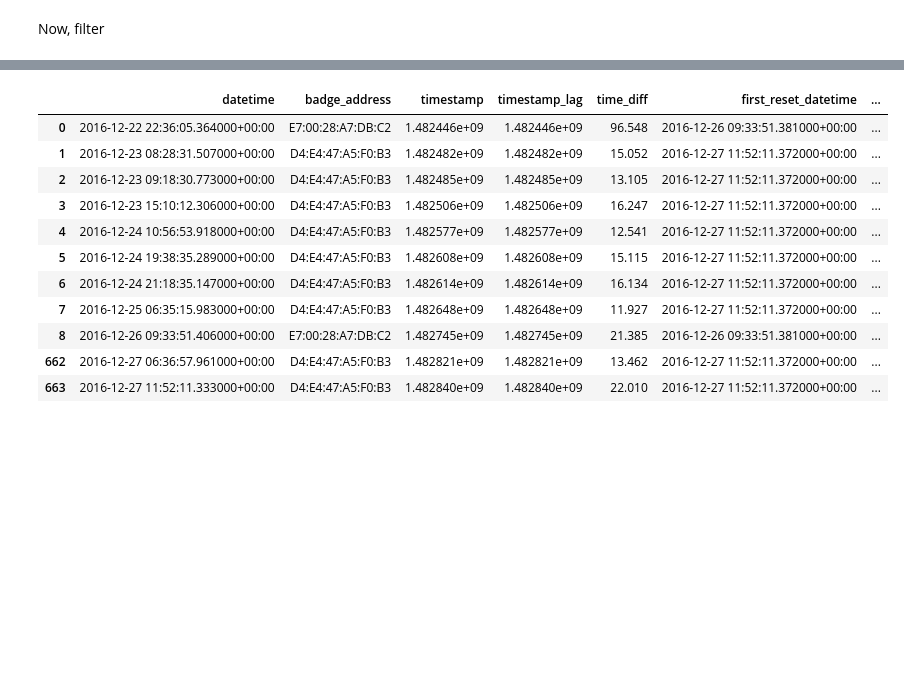
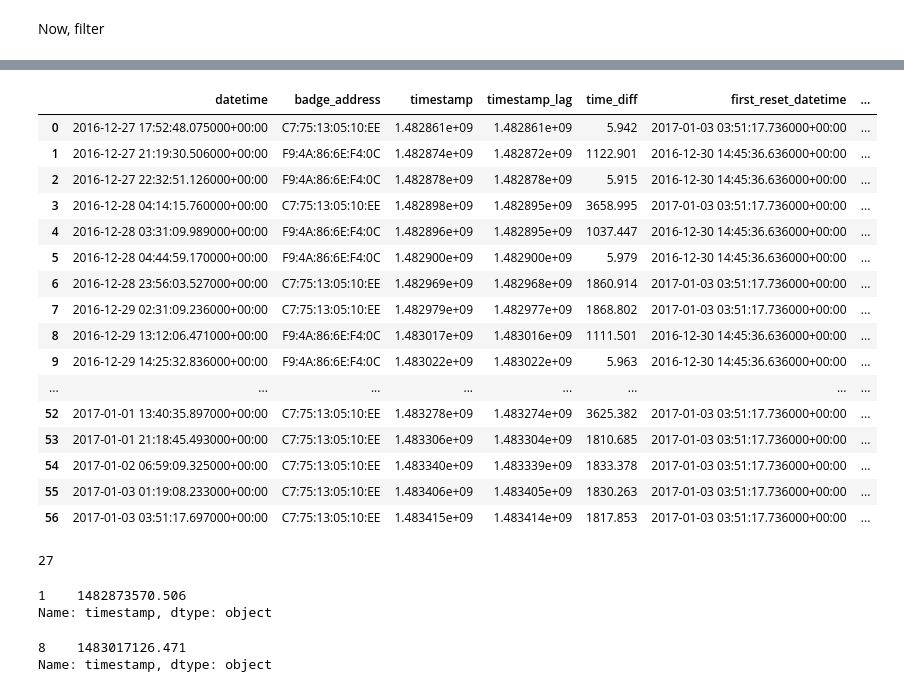
Before and after one commit to HumanDynamics/openbadge-analysis, a Jupyter notebook: examples/notebooks/check_gaps_in_audio_data.ipynb, the cells around one changed output, grey strips where cells are left out. Cells and saved outputs as stored; diff of their text form; code cells hidden in the pictures; blank space fills up the shorter version.

```diff
--- a/examples/notebooks/check_gaps_in_audio_data.ipynb
+++ b/examples/notebooks/check_gaps_in_audio_data.ipynb
@@ -33,5 +33,5 @@ import openbadge_analysis as ob
 # list of modules to autoload
 %aimport openbadge_analysis
 # %%
-filename = '/home/orenled/temp/logs/1_log_audio.txt.gz'
-log_filename = '/home/orenled/temp/logs/1_server.log.gz'
+filename = '/home/orenled/temp/logs/3_log_audio.txt.gz'
+log_filename = '/home/orenled/temp/logs/3_server.log.gz'
@@ -306,15 +306,35 @@ print(gaps_and_first_rest.head())
 # %%
-gaps_and_first_rest[gaps_and_first_rest['timestamp_lag'] < gaps_and_first_rest['first_reset_timestamp']]
+gaps_before_first_reset = gaps_and_first_rest[gaps_and_first_rest['timestamp_lag'] < gaps_and_first_rest['first_reset_timestamp']]
+gaps_before_first_reset
 # %% [output]
 |  | datetime | badge_address | timestamp | timestamp_lag | time_diff | first_reset_datetime | ... |
-| 0 | 2016-12-22 22:36:05.364000+00:00 | E7:00:28:A7:DB:C2 | 1.482446e+09 | 1.482446e+09 | 96.548 | 2016-12-26 09:33:51.381000+00:00 | ... |
-| 1 | 2016-12-23 08:28:31.507000+00:00 | D4:E4:47:A5:F0:B3 | 1.482482e+09 | 1.482482e+09 | 15.052 | 2016-12-27 11:52:11.372000+00:00 | ... |
-| 2 | 2016-12-23 09:18:30.773000+00:00 | D4:E4:47:A5:F0:B3 | 1.482485e+09 | 1.482485e+09 | 13.105 | 2016-12-27 11:52:11.372000+00:00 | ... |
-| 3 | 2016-12-23 15:10:12.306000+00:00 | D4:E4:47:A5:F0:B3 | 1.482506e+09 | 1.482506e+09 | 16.247 | 2016-12-27 11:52:11.372000+00:00 | ... |
-| 4 | 2016-12-24 10:56:53.918000+00:00 | D4:E4:47:A5:F0:B3 | 1.482577e+09 | 1.482577e+09 | 12.541 | 2016-12-27 11:52:11.372000+00:00 | ... |
-| 5 | 2016-12-24 19:38:35.289000+00:00 | D4:E4:47:A5:F0:B3 | 1.482608e+09 | 1.482608e+09 | 15.115 | 2016-12-27 11:52:11.372000+00:00 | ... |
-| 6 | 2016-12-24 21:18:35.147000+00:00 | D4:E4:47:A5:F0:B3 | 1.482614e+09 | 1.482614e+09 | 16.134 | 2016-12-27 11:52:11.372000+00:00 | ... |
-| 7 | 2016-12-25 06:35:15.983000+00:00 | D4:E4:47:A5:F0:B3 | 1.482648e+09 | 1.482648e+09 | 11.927 | 2016-12-27 11:52:11.372000+00:00 | ... |
-| 8 | 2016-12-26 09:33:51.406000+00:00 | E7:00:28:A7:DB:C2 | 1.482745e+09 | 1.482745e+09 | 21.385 | 2016-12-26 09:33:51.381000+00:00 | ... |
-| 662 | 2016-12-27 06:36:57.961000+00:00 | D4:E4:47:A5:F0:B3 | 1.482821e+09 | 1.482821e+09 | 13.462 | 2016-12-27 11:52:11.372000+00:00 | ... |
-| 663 | 2016-12-27 11:52:11.333000+00:00 | D4:E4:47:A5:F0:B3 | 1.482840e+09 | 1.482840e+09 | 22.010 | 2016-12-27 11:52:11.372000+00:00 | ... |
+| 0 | 2016-12-27 17:52:48.075000+00:00 | C7:75:13:05:10:EE | 1.482861e+09 | 1.482861e+09 | 5.942 | 2017-01-03 03:51:17.736000+00:00 | ... |
+| 1 | 2016-12-27 21:19:30.506000+00:00 | F9:4A:86:6E:F4:0C | 1.482874e+09 | 1.482872e+09 | 1122.901 | 2016-12-30 14:45:36.636000+00:00 | ... |
+| 2 | 2016-12-27 22:32:51.126000+00:00 | F9:4A:86:6E:F4:0C | 1.482878e+09 | 1.482878e+09 | 5.915 | 2016-12-30 14:45:36.636000+00:00 | ... |
+| 3 | 2016-12-28 04:14:15.760000+00:00 | C7:75:13:05:10:EE | 1.482898e+09 | 1.482895e+09 | 3658.995 | 2017-01-03 03:51:17.736000+00:00 | ... |
+| 4 | 2016-12-28 03:31:09.989000+00:00 | F9:4A:86:6E:F4:0C | 1.482896e+09 | 1.482895e+09 | 1037.447 | 2016-12-30 14:45:36.636000+00:00 | ... |
+| 5 | 2016-12-28 04:44:59.170000+00:00 | F9:4A:86:6E:F4:0C | 1.482900e+09 | 1.482900e+09 | 5.979 | 2016-12-30 14:45:36.636000+00:00 | ... |
+| 6 | 2016-12-28 23:56:03.527000+00:00 | C7:75:13:05:10:EE | 1.482969e+09 | 1.482968e+09 | 1860.914 | 2017-01-03 03:51:17.736000+00:00 | ... |
+| 7 | 2016-12-29 02:31:09.236000+00:00 | C7:75:13:05:10:EE | 1.482979e+09 | 1.482977e+09 | 1868.802 | 2017-01-03 03:51:17.736000+00:00 | ... |
+| 8 | 2016-12-29 13:12:06.471000+00:00 | F9:4A:86:6E:F4:0C | 1.483017e+09 | 1.483016e+09 | 1111.501 | 2016-12-30 14:45:36.636000+00:00 | ... |
+| 9 | 2016-12-29 14:25:32.836000+00:00 | F9:4A:86:6E:F4:0C | 1.483022e+09 | 1.483022e+09 | 5.963 | 2016-12-30 14:45:36.636000+00:00 | ... |
+| ... | ... | ... | ... | ... | ... | ... | ... |
+| 52 | 2017-01-01 13:40:35.897000+00:00 | C7:75:13:05:10:EE | 1.483278e+09 | 1.483274e+09 | 3625.382 | 2017-01-03 03:51:17.736000+00:00 | ... |
+| 53 | 2017-01-01 21:18:45.493000+00:00 | C7:75:13:05:10:EE | 1.483306e+09 | 1.483304e+09 | 1810.685 | 2017-01-03 03:51:17.736000+00:00 | ... |
+| 54 | 2017-01-02 06:59:09.325000+00:00 | C7:75:13:05:10:EE | 1.483340e+09 | 1.483339e+09 | 1833.378 | 2017-01-03 03:51:17.736000+00:00 | ... |
+| 55 | 2017-01-03 01:19:08.233000+00:00 | C7:75:13:05:10:EE | 1.483406e+09 | 1.483405e+09 | 1830.263 | 2017-01-03 03:51:17.736000+00:00 | ... |
+| 56 | 2017-01-03 03:51:17.697000+00:00 | C7:75:13:05:10:EE | 1.483415e+09 | 1.483414e+09 | 1817.853 | 2017-01-03 03:51:17.736000+00:00 | ... |
+# %%
+print(len(gaps_before_first_reset))
+# %% [output]
+27
+# %%
+gaps_before_first_reset[1:2].timestamp.map('{:.3f}'.format)
+# %% [output]
+1    1482873570.506
+Name: timestamp, dtype: object
+# %%
+gaps_before_first_reset[8:9].timestamp.map('{:.3f}'.format)
+# %% [output]
+8    1483017126.471
+Name: timestamp, dtype: object
```
Also changed, not shown: parts of 26 cells of this notebook, 1 other file.
